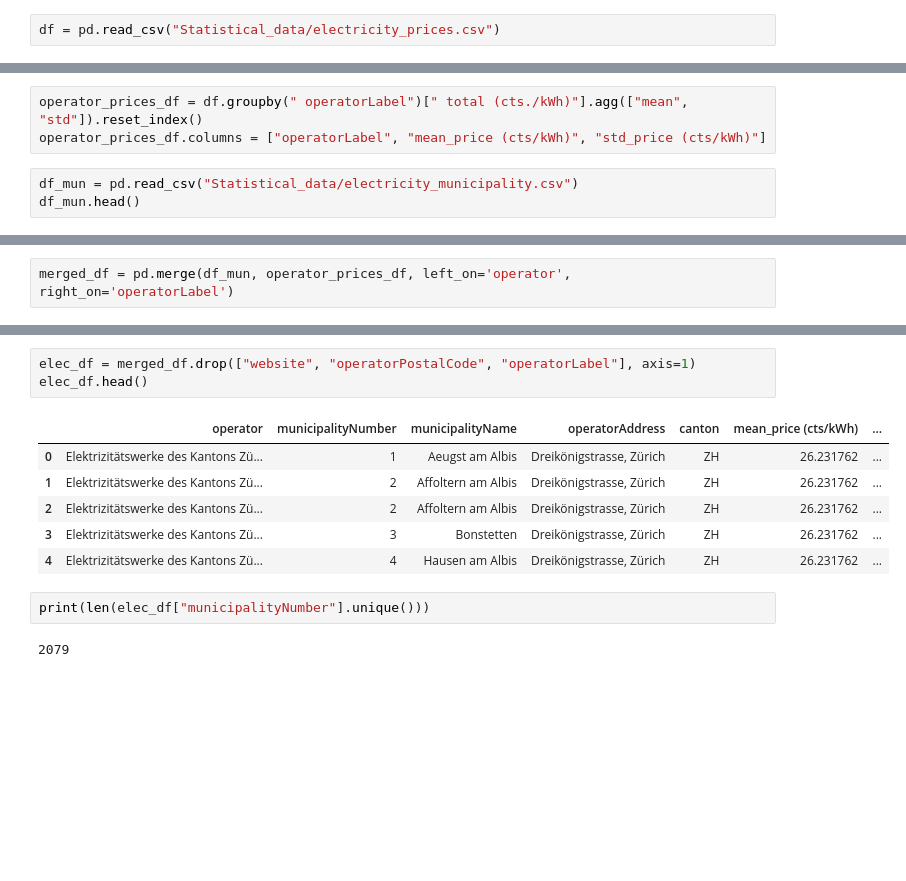
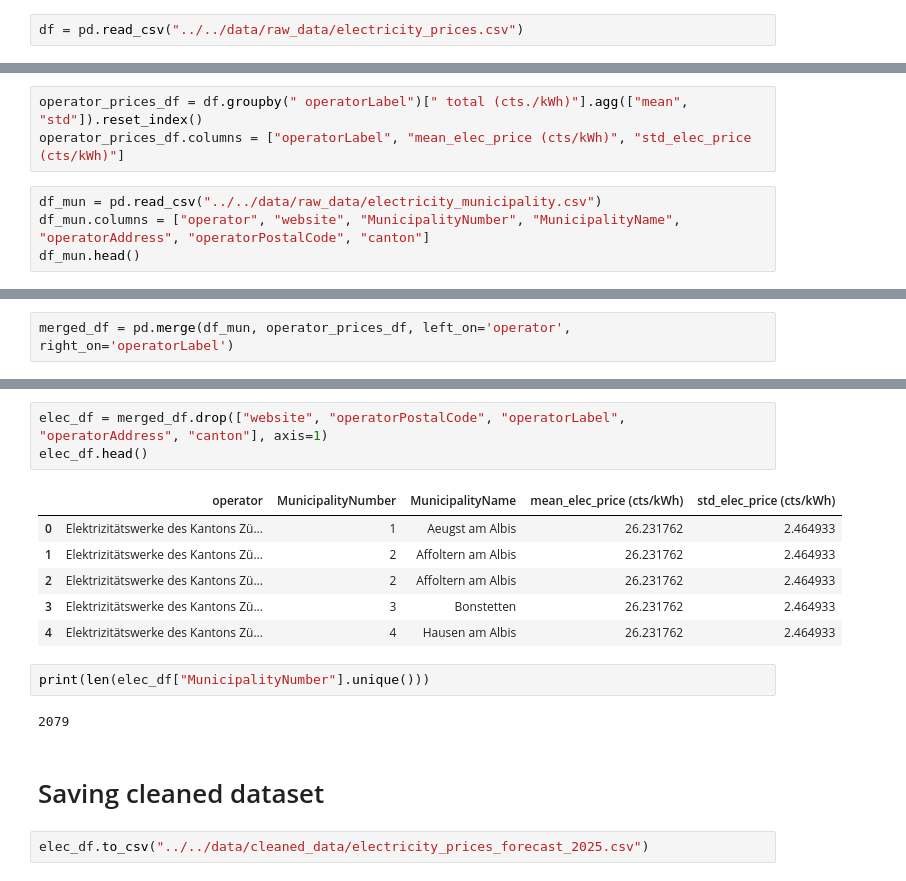
Before and after one commit to matheogodenzi/EnergyTransitionPotential, a Jupyter notebook: source/data_inspection/electricity_prices.ipynb, the cells around one changed output, grey strips where cells are left out. Drawn from its saved outputs; the diff is of its cells as text; blank space fills up the shorter version.

```diff
--- a/source/data_inspection/electricity_prices.ipynb
+++ b/source/data_inspection/electricity_prices.ipynb
@@ -7,7 +7,7 @@ import seaborn as sns
 import numpy as np
 import sklearn as sk
 # %%
-df = pd.read_csv("Statistical_data/electricity_prices.csv")
+df = pd.read_csv("../../data/raw_data/electricity_prices.csv")
 # %%
 df.columns
 # %% [output]
@@ -58,8 +58,9 @@ df[df[" operatorLabel"]=="Elektrizitätswerke des Kantons Zürich (EKZ)"]
 30 rows × 22 columns
 # %%
 operator_prices_df = df.groupby(" operatorLabel")[" total (cts./kWh)"].agg(["mean", "std"]).reset_index()
-operator_prices_df.columns = ["operatorLabel", "mean_price (cts/kWh)", "std_price (cts/kWh)"]
+operator_prices_df.columns = ["operatorLabel", "mean_elec_price (cts/kWh)", "std_elec_price (cts/kWh)"]
 # %%
-df_mun = pd.read_csv("Statistical_data/electricity_municipality.csv")
+df_mun = pd.read_csv("../../data/raw_data/electricity_municipality.csv")
+df_mun.columns = ["operator", "website", "MunicipalityNumber", "MunicipalityName", "operatorAddress", "operatorPostalCode", "canton"]
 df_mun.head()
 # %% [output]
@@ -81,16 +82,20 @@ merged_df.head()
 | 3 | Elektrizitätswerke des Kantons Zü... | www.ekz.ch | 3 | Bonstetten | Dreikönigstrasse, Zürich | 8002 | ZH | ... |
 | 4 | Elektrizitätswerke des Kantons Zü... | www.ekz.ch | 4 | Hausen am Albis | Dreikönigstrasse, Zürich | 8002 | ZH | ... |
 # %%
-elec_df = merged_df.drop(["website", "operatorPostalCode", "operatorLabel"], axis=1)
+elec_df = merged_df.drop(["website", "operatorPostalCode", "operatorLabel", "operatorAddress", "canton"], axis=1)
 elec_df.head()
 # %% [output]
-|  | operator | municipalityNumber | municipalityName | operatorAddress | canton | mean_price (cts/kWh) | ... |
-| 0 | Elektrizitätswerke des Kantons Zü... | 1 | Aeugst am Albis | Dreikönigstrasse, Zürich | ZH | 26.231762 | ... |
-| 1 | Elektrizitätswerke des Kantons Zü... | 2 | Affoltern am Albis | Dreikönigstrasse, Zürich | ZH | 26.231762 | ... |
-| 2 | Elektrizitätswerke des Kantons Zü... | 2 | Affoltern am Albis | Dreikönigstrasse, Zürich | ZH | 26.231762 | ... |
-| 3 | Elektrizitätswerke des Kantons Zü... | 3 | Bonstetten | Dreikönigstrasse, Zürich | ZH | 26.231762 | ... |
-| 4 | Elektrizitätswerke des Kantons Zü... | 4 | Hausen am Albis | Dreikönigstrasse, Zürich | ZH | 26.231762 | ... |
+|  | operator | MunicipalityNumber | MunicipalityName | mean_elec_price (cts/kWh) | std_elec_price (cts/kWh) |
+| 0 | Elektrizitätswerke des Kantons Zü... | 1 | Aeugst am Albis | 26.231762 | 2.464933 |
+| 1 | Elektrizitätswerke des Kantons Zü... | 2 | Affoltern am Albis | 26.231762 | 2.464933 |
+| 2 | Elektrizitätswerke des Kantons Zü... | 2 | Affoltern am Albis | 26.231762 | 2.464933 |
+| 3 | Elektrizitätswerke des Kantons Zü... | 3 | Bonstetten | 26.231762 | 2.464933 |
+| 4 | Elektrizitätswerke des Kantons Zü... | 4 | Hausen am Albis | 26.231762 | 2.464933 |
 # %%
-print(len(elec_df["municipalityNumber"].unique()))
+print(len(elec_df["MunicipalityNumber"].unique()))
 # %% [output]
 2079
+# %% [markdown]
+# Saving cleaned dataset
+# %%
+elec_df.to_csv("../../data/cleaned_data/electricity_prices_forecast_2025.csv")
```
Also changed, not shown: parts of 3 cells of this notebook, 8 other files.
